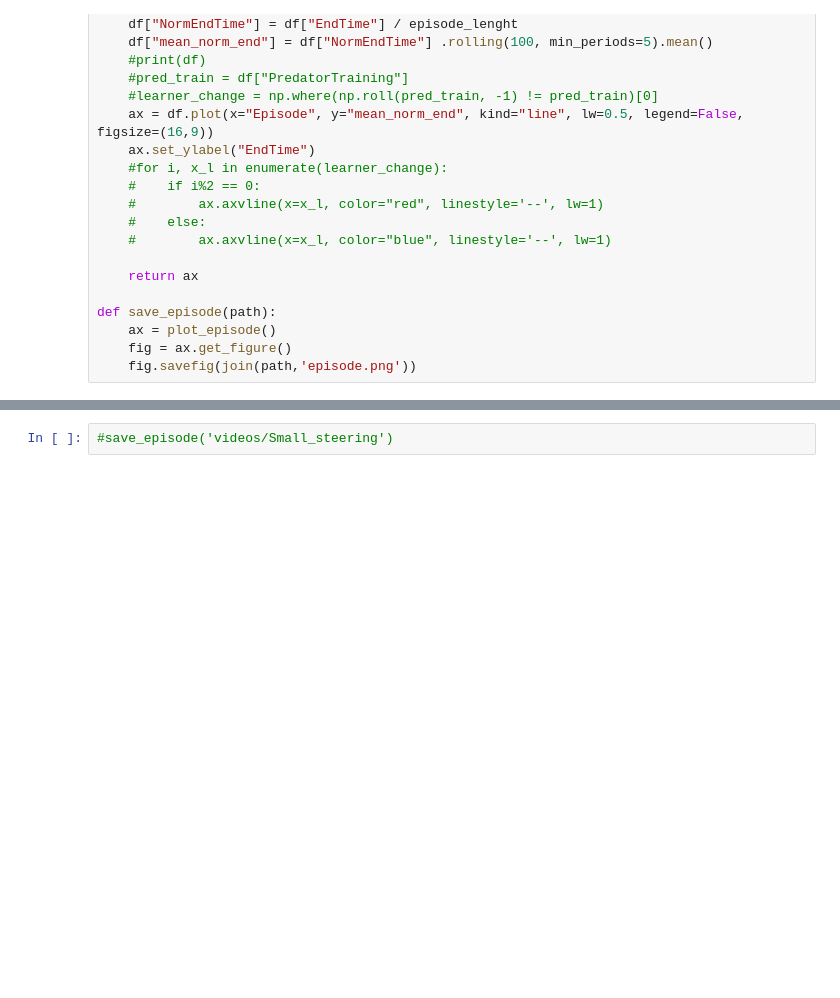
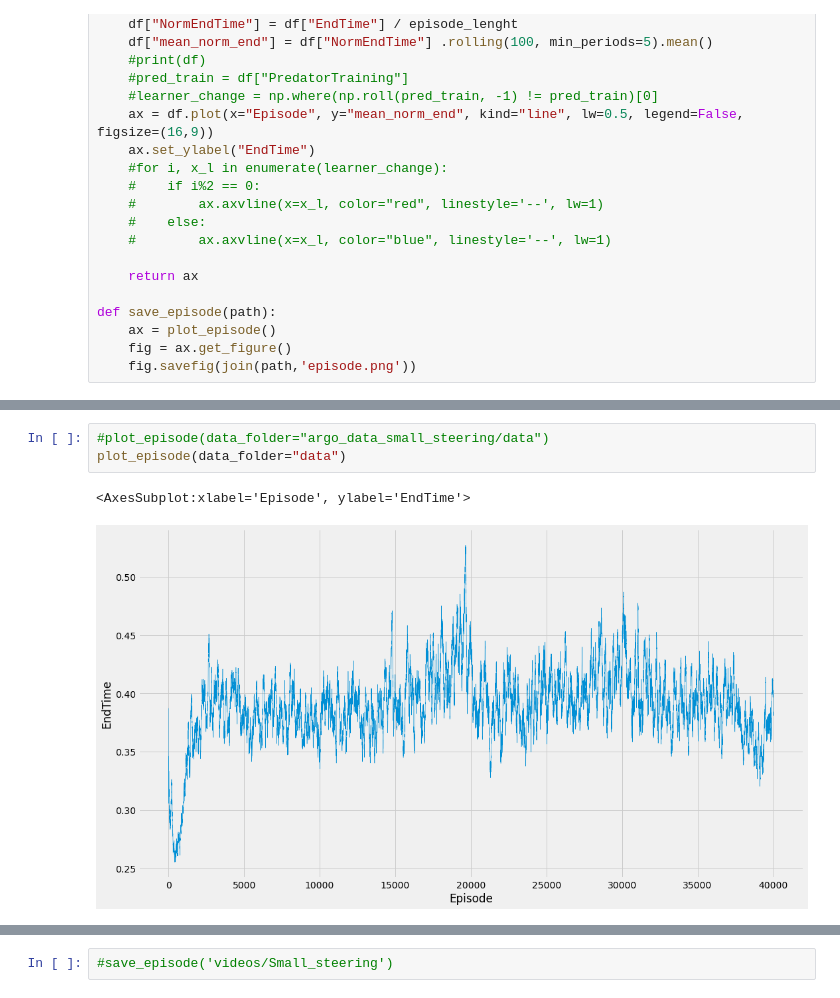
Before and after one commit to fbrand-new/reinforced-birds, a Jupyter notebook: Episode_plotting.ipynb, the cells around one changed output, grey strips where cells are left out. Drawn from its saved outputs; the diff is of its cells as text; blank space fills up the shorter version.

```diff
--- a/Episode_plotting.ipynb
+++ b/Episode_plotting.ipynb
@@ -51,0 +52,6 @@ plot_episode(data_folder="argo_data/data")
+# %%
+#plot_episode(data_folder="argo_data_small_steering/data")
+plot_episode(data_folder="data")
+# %% [output]
+<AxesSubplot:xlabel='Episode', ylabel='EndTime'>
+[figure, added]
```
Also changed, not shown: parts of 5 cells of this notebook, 16 other files.
